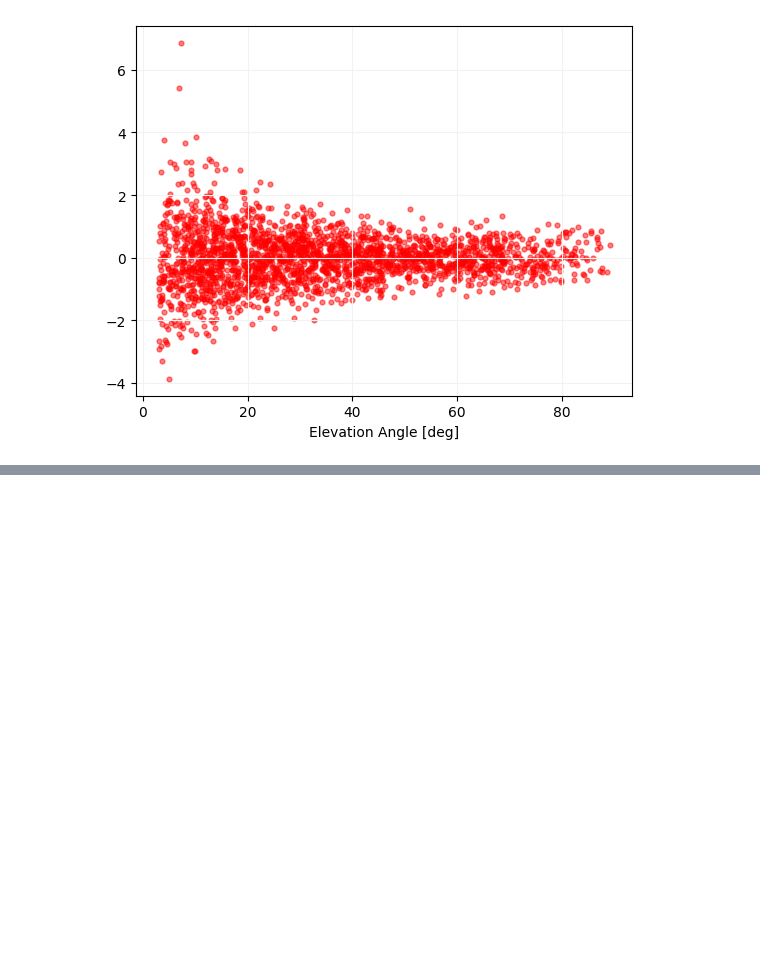
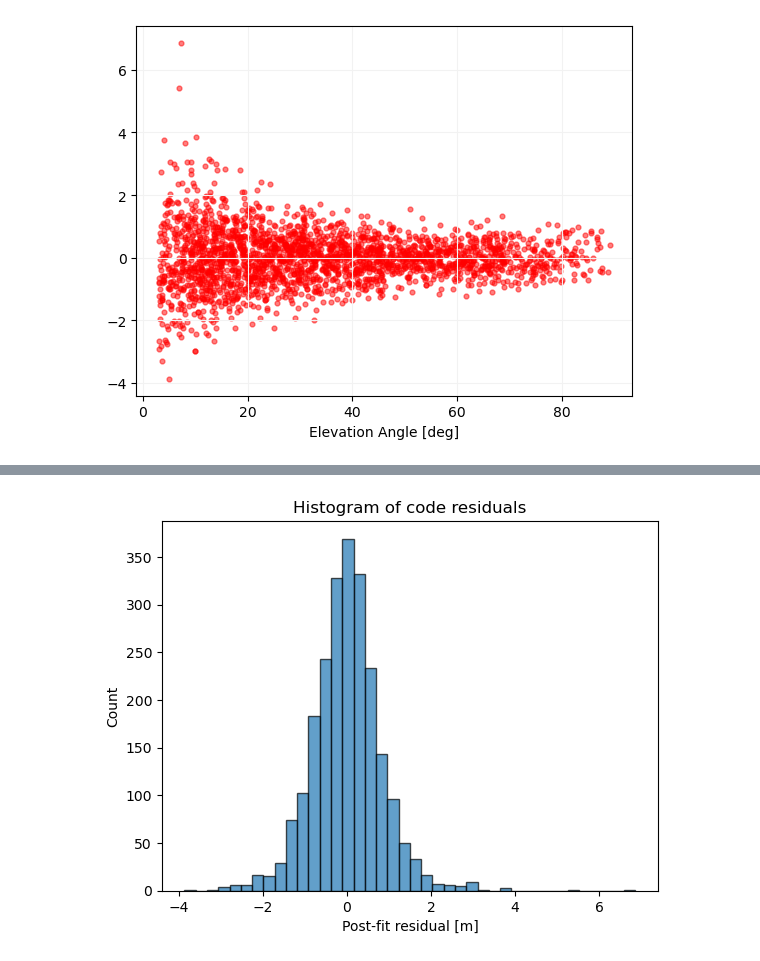
Before and after one commit to DSOlab/AcademicSoftware, a Jupyter notebook: JupyterLab/gnss/gps_code_positioning.ipynb, the cells around one changed output, grey strips where cells are left out. Saved outputs shown, nothing was run; the diff lists cells and outputs as text; code cells hidden in the pictures; blank space fills up the shorter version.

```diff
--- a/JupyterLab/gnss/gps_code_positioning.ipynb
+++ b/JupyterLab/gnss/gps_code_positioning.ipynb
@@ -424,0 +381,15 @@ plt.show()
+# %%
+# If we only want residuals from observations that weren't rejected:
+mask = sqrt_w > 0      # same weights we used in LS
+residuals = dl_unweighted[mask]
+
+fig, ax = plt.subplots()
+ax.hist(residuals, bins=40, edgecolor='k', alpha=0.7)
+
+ax.set_xlabel('Post-fit residual [m]')
+ax.set_ylabel('Count')
+ax.set_title('Histogram of code residuals')
+
+plt.show()
+# %% [output]
+[figure, added]
```
Also changed, not shown: parts of 4 cells of this notebook, 2 other files.
